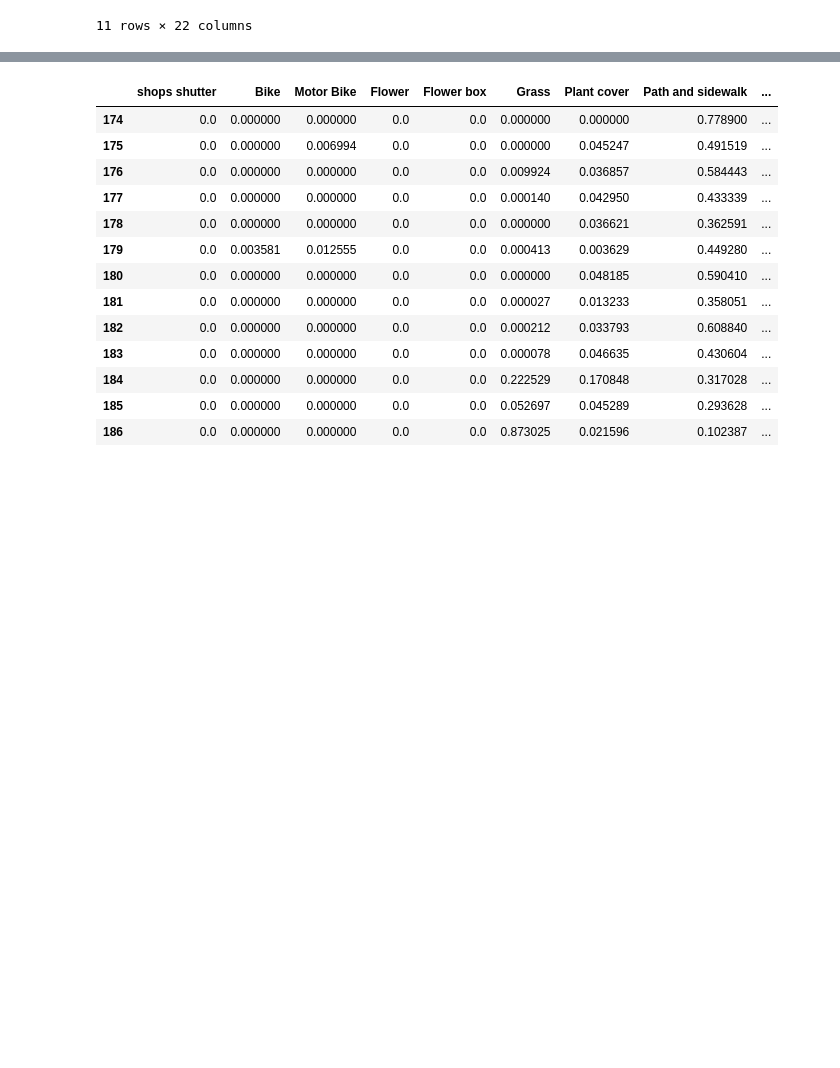
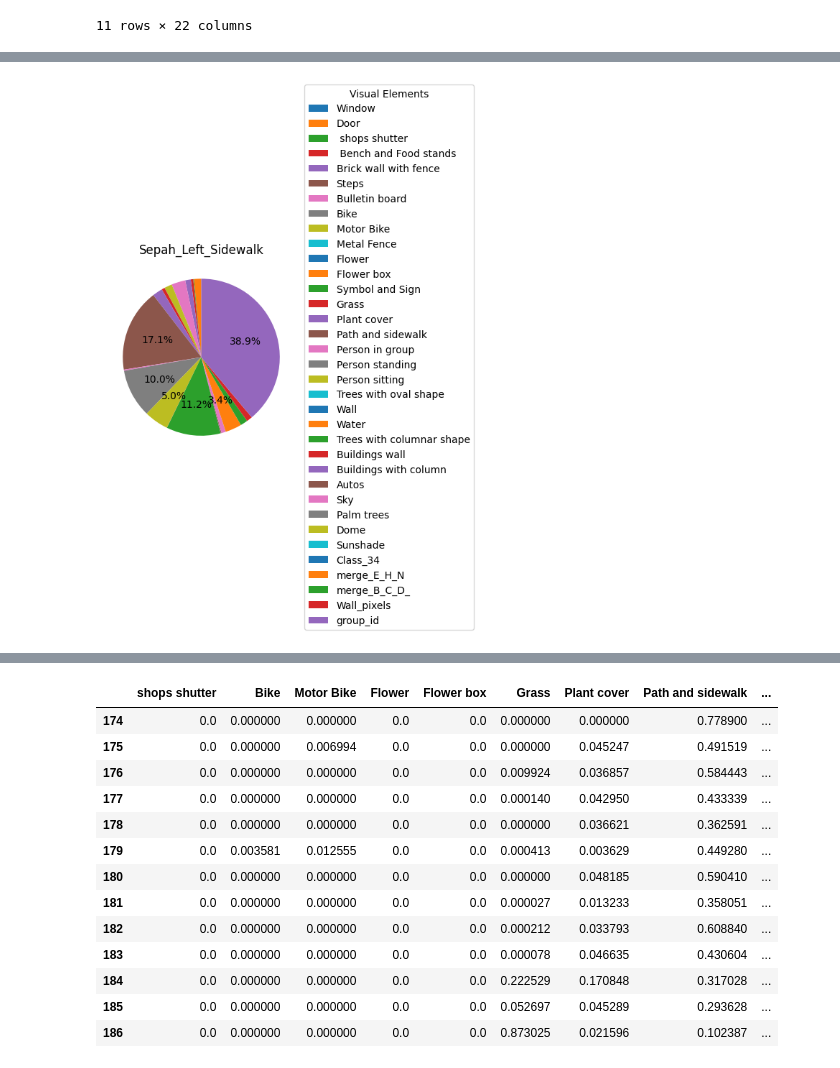
Before and after one commit to Hessam-Maniei/StreetPerception_ML, a Jupyter notebook: notebooks/copyresults.ipynb, the cells around one changed output, grey strips where cells are left out. Drawn from its saved outputs; the diff is of its cells as text; code cells hidden in the pictures; blank space fills up the shorter version.

```diff
--- a/notebooks/copyresults.ipynb
+++ b/notebooks/copyresults.ipynb
@@ -1558,0 +1559,3 @@ street_part_means_162
+# %%
+street_mean_ratio_162 = df_ratio_162.mean(axis=0)
+display(street_mean_ratio_162)
@@ -1559 +1580,32 @@ street_part_means_162
+# %%
+
+
+def ignorepct(pct):
+    return f'{pct:.1f}%' if pct >= 3 else ''
+
+fig, ax = plt.subplots(figsize=(6, 6))
+
+wedges, texts, ignorepct = ax.pie(
+    street_mean_ratio_162,
+    autopct=ignorepct,   # hide < 3%
+    startangle=90,
+    labels=None             # remove labels inside slices
+)
+
+# Add legend instead of labels on pie
+ax.legend(
+    wedges,
+    street_mean_ratio_162.index,
+    title="Visual Elements",
+    loc="center left",
+    bbox_to_anchor=(1, 0.5)
+)
+
+ax.set_title("Sepah_Left_Sidewalk")
+ax.set_ylabel('')  # remove y-axis label
+
+plt.tight_layout()
+plt.show()
+# %% [output]
+[figure, added]
 # %%
```
Also changed, not shown: parts of 4 cells of this notebook, 1 other file.
